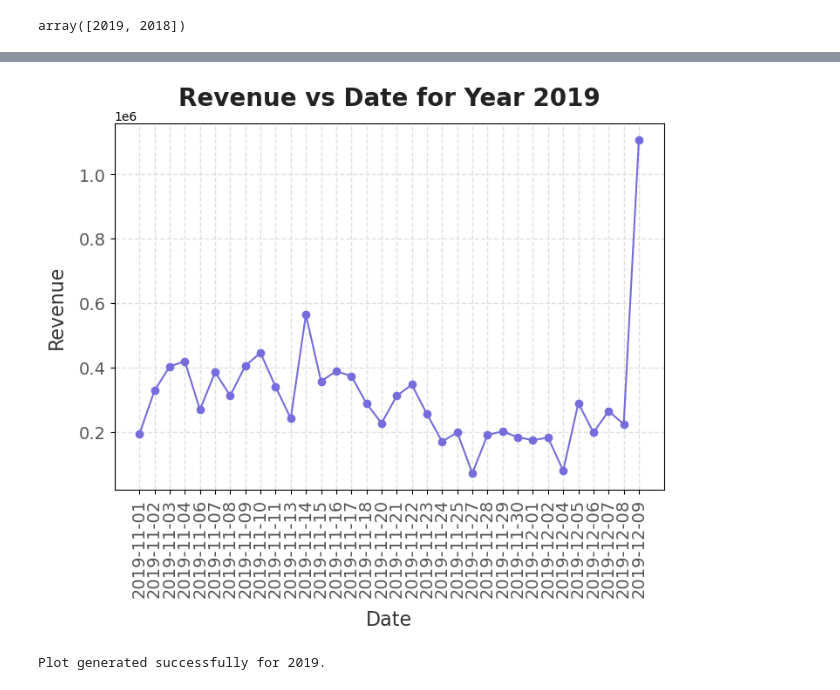
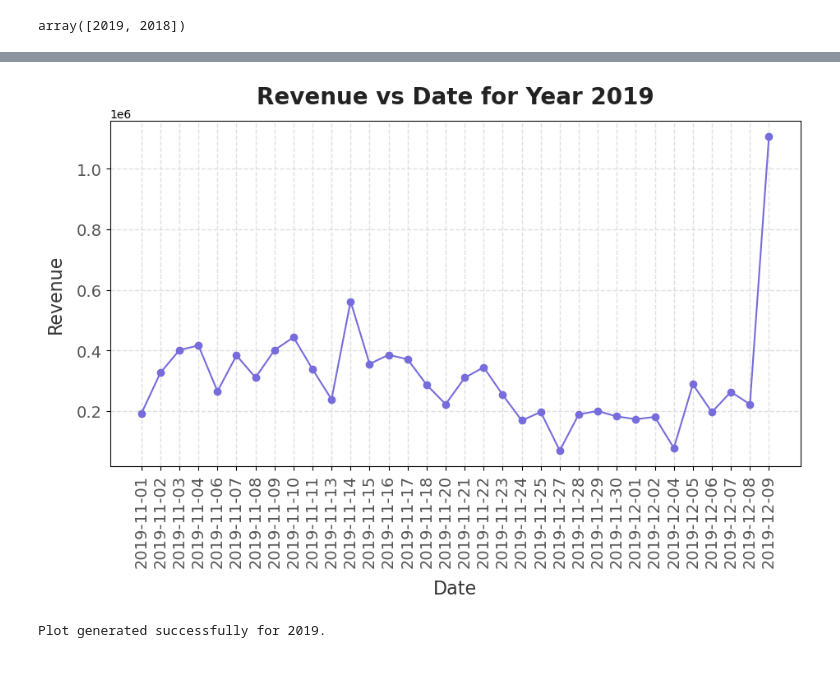
Before and after one commit to puneetprashar2003/Black_Friday_Data_Analysis, a Jupyter notebook: eda.ipynb, the cells around one changed output, grey strips where cells are left out. Cells and saved outputs as stored; diff of their text form; code cells hidden in the pictures.

```diff
--- a/eda.ipynb
+++ b/eda.ipynb
@@ -389,19 +497,19 @@ df_2019 = df[(df['Year'] == 2019) & ((df['Month'] == 11) | (df['Month'] == 12))]
 # Aggregate by date to get total revenue per day
 df_2019_agg = df_2019.groupby('Date')['Revenue'].sum().reset_index()
 # %%
-plt.figure(figsize=(9, 6))
+plt.figure(figsize=(12, 6))
 plt.subplots_adjust(left=0.15, right=0.85, top=0.85, bottom=0.15)
 plt.plot(df_2019_agg['Date'], df_2019_agg['Revenue'], color='#766CDB', marker='o', linestyle='-')
 plt.title('Revenue vs Date for Year 2019', pad=15, fontsize=20, weight='semibold', color='#222222')
 plt.xlabel('Date', labelpad=10, fontsize=16, weight='medium', color='#333333')
 plt.ylabel('Revenue', labelpad=10, fontsize=16, weight='medium', color='#333333')
 plt.xticks(rotation=90, fontsize=14, color='#555555')
 plt.yticks(fontsize=14, color='#555555')
 plt.grid(color='#E0E0E0', linestyle='--', linewidth=1)
 plt.gca().set_axisbelow(True)
 plt.show()
 
 print('Plot generated successfully for 2019.')
 # %% [output]
-[figure, old version]
+[figure, new version]
 Plot generated successfully for 2019.
```
Also changed, not shown: parts of 36 cells of this notebook, 3 other files.
